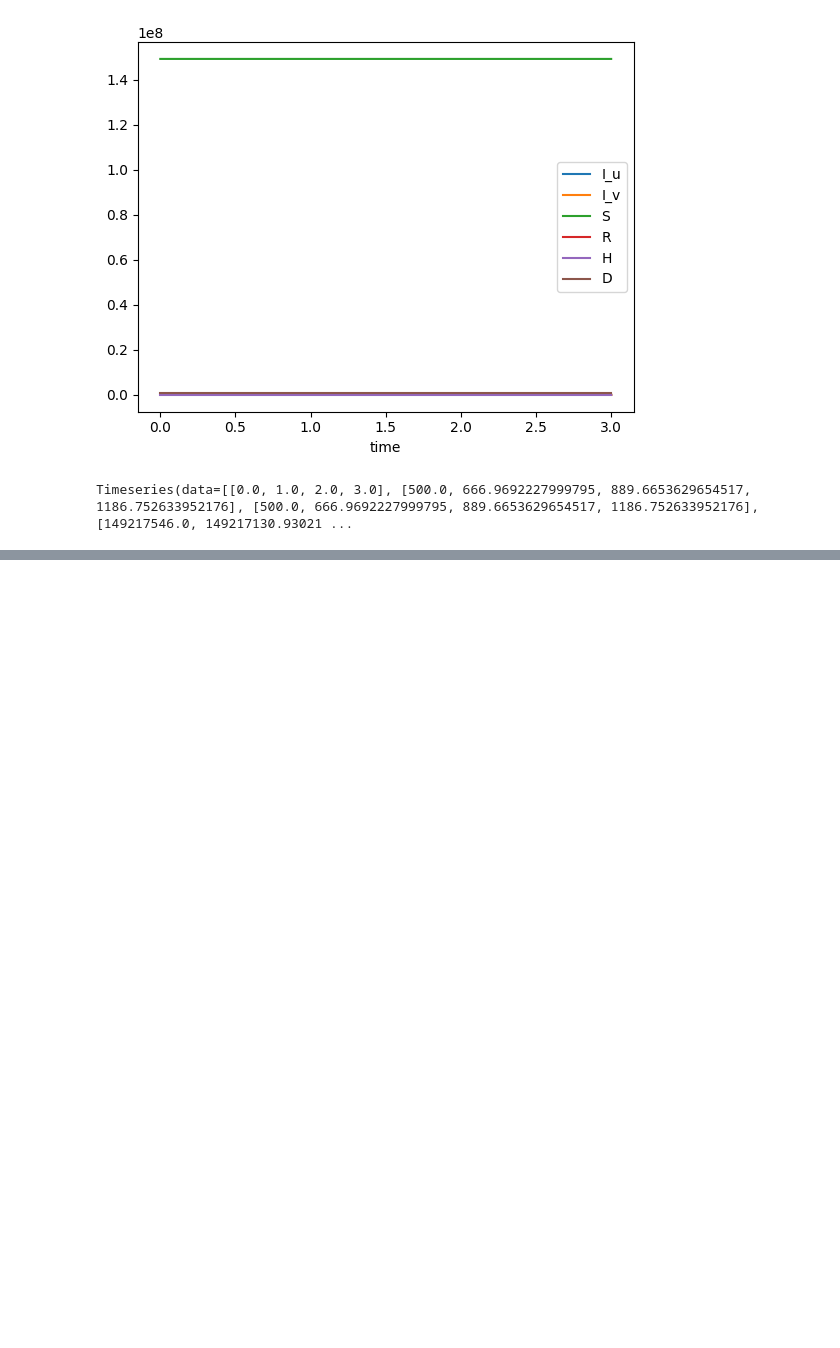
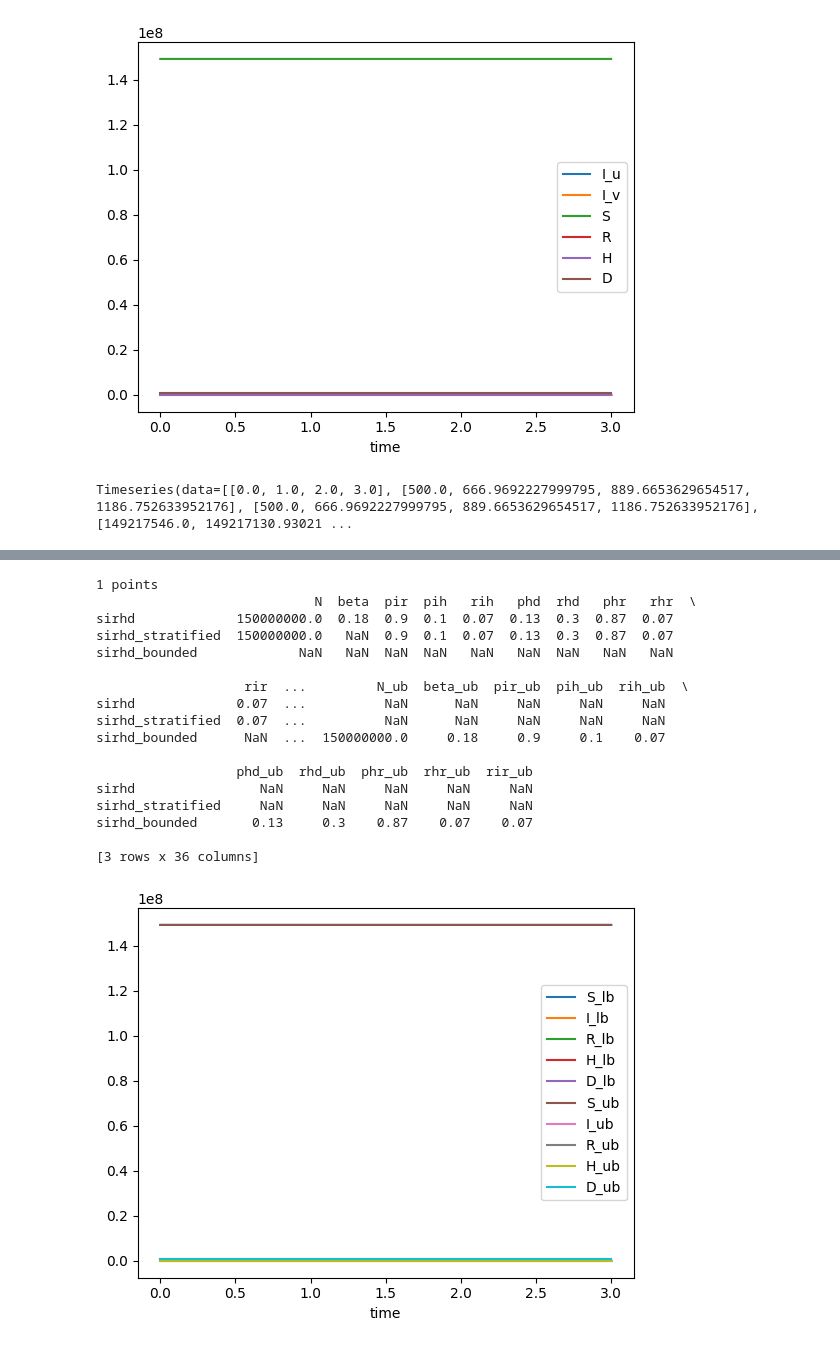
Before and after one commit to siftech/funman, a Jupyter notebook: notebooks/monthly-demos/funman_sep_2024_strat_abs.ipynb, the cells around one changed output, grey strips where cells are left out. Cells and saved outputs as stored; diff of their text form; code cells hidden in the pictures; blank space fills up the shorter version.

```diff
--- a/notebooks/monthly-demos/funman_sep_2024_strat_abs.ipynb
+++ b/notebooks/monthly-demos/funman_sep_2024_strat_abs.ipynb
@@ -287,6 +291,9 @@ results.points()[0].simulation
 Timeseries(data=[[0.0, 1.0, 2.0, 3.0], [500.0, 666.9692227999795, 889.6653629654517, 1186.752633952176], [500.0, 666.9692227999795, 889.6653629654517, 1186.752633952176], [149217546.0, 149217130.93021 ...
 # %%
 # from sympy import sympify, Symbol
+
+from funman.model.petrinet import GeneratedPetriNetModel
+
 
 def formulate_bounds(self: GeneratedPetriNetModel):
     # Reformulate model into bounded version
@@ -300,6 +307,9 @@ def formulate_bounds(self: GeneratedPetriNetModel):
 
     # ub subtracts lb rate
     # ub adds ub rate
+
+
+
 
     bounded_states = [
             State(id=f"{s.id}_lb", name=f"{s.id}_lb",
@@ -408,7 +418,50 @@ def formulate_bounds(self: GeneratedPetriNetModel):
                 metadata=self.petrinet.metadata
             ))
 
-mb = formulate_bounds(base_model)
-mb.to_dot()
+bounded_model: GeneratedPetriNetModel = formulate_bounds(base_model)
+# mb.to_dot()
+
+# stratified_model = stratify(base_model, "I", ["u", "v"], strata_parameter="beta", strata_transitions=["t1"], self_strata_transition=True)
+bounded_model_str = f"{model_str}_bounded"
+
+bounded_model_path = os.path.join(EXAMPLE_DIR, bounded_model_str+".json")
+models[bounded_model_str] = bounded_model_path
+with open(bounded_model_path, "w") as f:
+    f.write(bounded_model.petrinet.model_dump_json())
+
+
+bounded_model.to_dot()
 # %% [output]
 [drawing not drawn]
+# %%
+# Analyze Bounded Base Model
+
+
+to_plot = bounded_model._state_var_names() + bounded_model._observable_names()
+
+
+
+bounded_request = get_request(models[bounded_model_str])
+# stratified_request = FunmanWorkRequest()
+setup_common(bounded_request, timepoints, debug=True, mode=MODE_SMT, synthesize=False,dreal_precision=0.1)
+results = run(bounded_request, bounded_model_str, models)
+report(results, bounded_model_str, to_plot, request_results, request_params)
+# %% [output]
+1 points
+                            N  beta  pir  pih   rih   phd  rhd   phr   rhr  \
+sirhd             150000000.0  0.18  0.9  0.1  0.07  0.13  0.3  0.87  0.07
+sirhd_stratified  150000000.0   NaN  0.9  0.1  0.07  0.13  0.3  0.87  0.07
+sirhd_bounded             NaN   NaN  NaN  NaN   NaN   NaN  NaN   NaN   NaN
+
+                   rir  ...         N_ub  beta_ub  pir_ub  pih_ub  rih_ub  \
+sirhd             0.07  ...          NaN      NaN     NaN     NaN     NaN
+sirhd_stratified  0.07  ...          NaN      NaN     NaN     NaN     NaN
+sirhd_bounded      NaN  ...  150000000.0     0.18     0.9     0.1    0.07
+
+                  phd_ub  rhd_ub  phr_ub  rhr_ub  rir_ub
+sirhd                NaN     NaN     NaN     NaN     NaN
+sirhd_stratified     NaN     NaN     NaN     NaN     NaN
+sirhd_bounded       0.13     0.3    0.87    0.07    0.07
+
+[3 rows x 36 columns]
+[figure, added]
```
Also changed, not shown: parts of 5 cells of this notebook, 4 other files.
